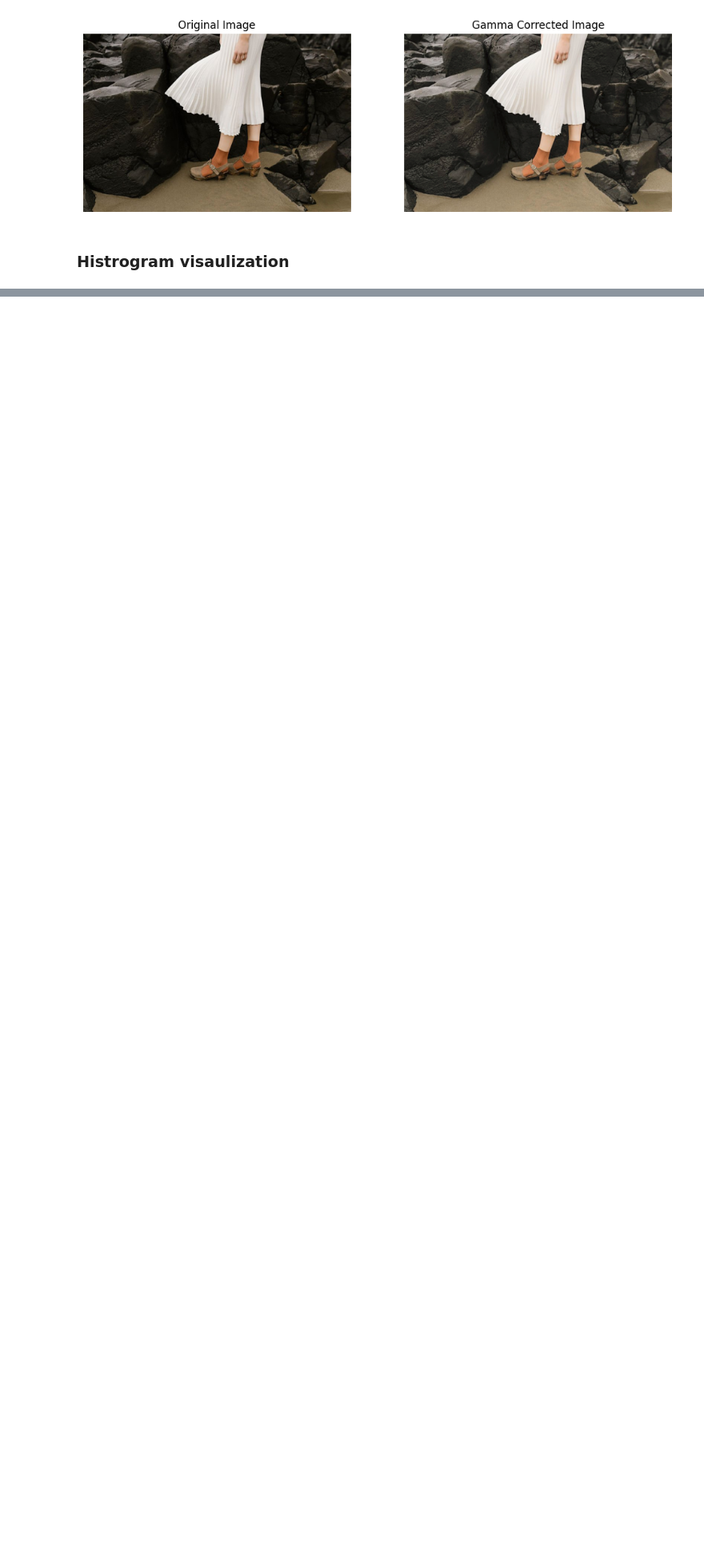
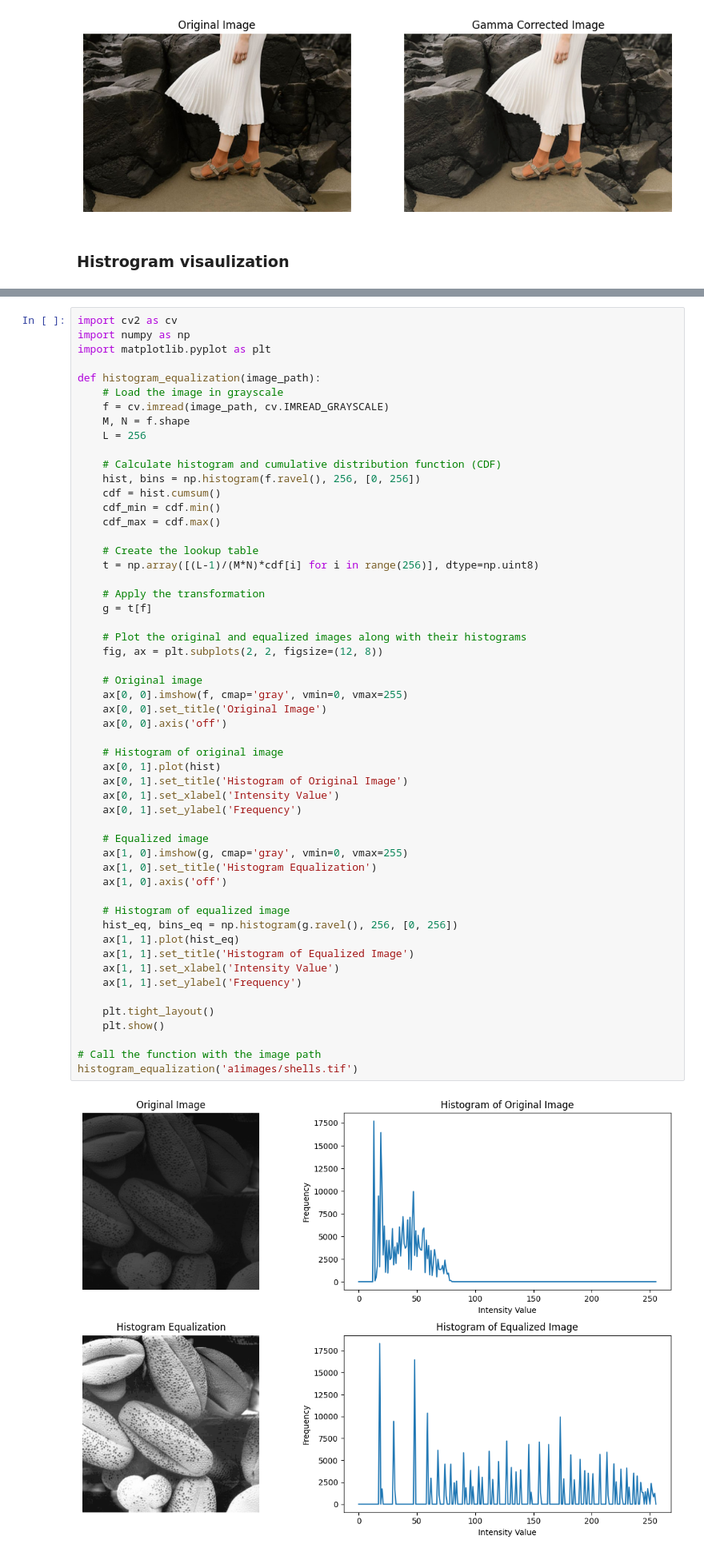
Before and after one commit to eshansurendra/EN3160_Assignment_01, a Jupyter notebook: Assignmnet_1.ipynb, the cells around one changed output, grey strips where cells are left out. Shown at 80% size. Saved outputs shown, nothing was run; the diff lists cells and outputs as text; blank space fills up the shorter version.

```diff
--- a/Assignmnet_1.ipynb
+++ b/Assignmnet_1.ipynb
@@ -246,0 +249,56 @@ plt.show()
+# %%
+import cv2 as cv
+import numpy as np
+import matplotlib.pyplot as plt
+
+def histogram_equalization(image_path):
+    # Load the image in grayscale
+    f = cv.imread(image_path, cv.IMREAD_GRAYSCALE)
+    M, N = f.shape
+    L = 256
+
+    # Calculate histogram and cumulative distribution function (CDF)
+    hist, bins = np.histogram(f.ravel(), 256, [0, 256])
+    cdf = hist.cumsum()
+    cdf_min = cdf.min()
+    cdf_max = cdf.max()
+
+    # Create the lookup table
+    t = np.array([(L-1)/(M*N)*cdf[i] for i in range(256)], dtype=np.uint8)
+
+    # Apply the transformation
+    g = t[f]
+
+    # Plot the original and equalized images along with their histograms
+    fig, ax = plt.subplots(2, 2, figsize=(12, 8))
+
+    # Original image
+    ax[0, 0].imshow(f, cmap='gray', vmin=0, vmax=255)
+    ax[0, 0].set_title('Original Image')
+    ax[0, 0].axis('off')
+
+    # Histogram of original image
+    ax[0, 1].plot(hist)
+    ax[0, 1].set_title('Histogram of Original Image')
+    ax[0, 1].set_xlabel('Intensity Value')
+    ax[0, 1].set_ylabel('Frequency')
+
+    # Equalized image
+    ax[1, 0].imshow(g, cmap='gray', vmin=0, vmax=255)
+    ax[1, 0].set_title('Histogram Equalization')
+    ax[1, 0].axis('off')
+
+    # Histogram of equalized image
+    hist_eq, bins_eq = np.histogram(g.ravel(), 256, [0, 256])
+    ax[1, 1].plot(hist_eq)
+    ax[1, 1].set_title('Histogram of Equalized Image')
+    ax[1, 1].set_xlabel('Intensity Value')
+    ax[1, 1].set_ylabel('Frequency')
+
+    plt.tight_layout()
+    plt.show()
+
+# Call the function with the image path
+histogram_equalization('a1images/shells.tif')
+# %% [output]
+[figure, added]
```
Also changed, not shown: parts of 2 cells of this notebook.
